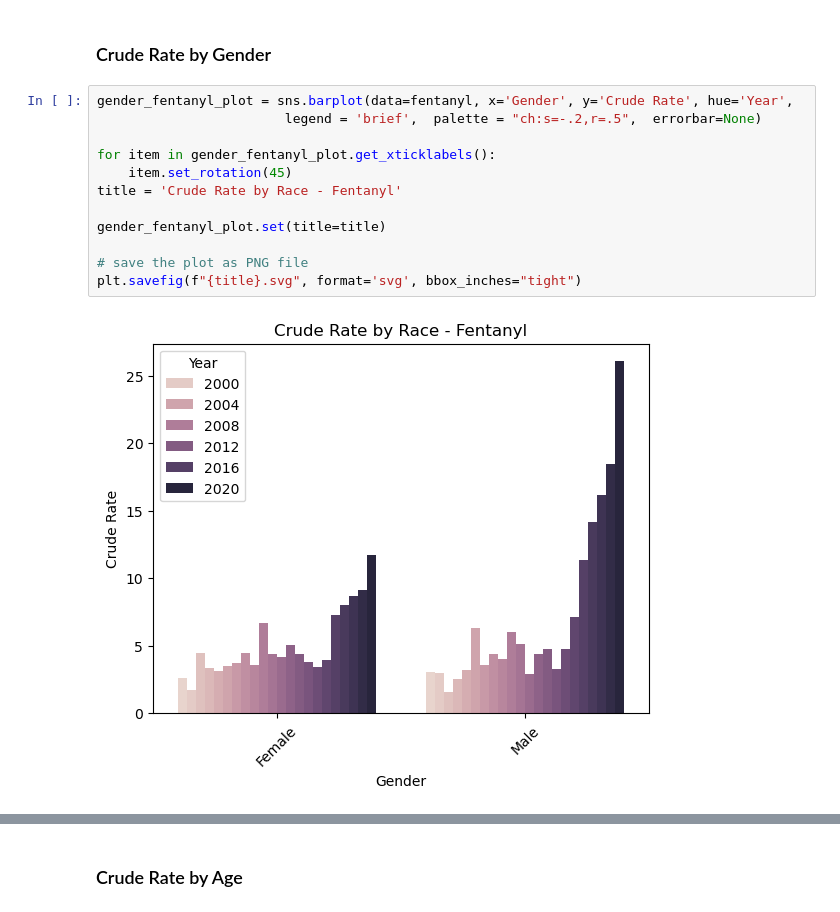
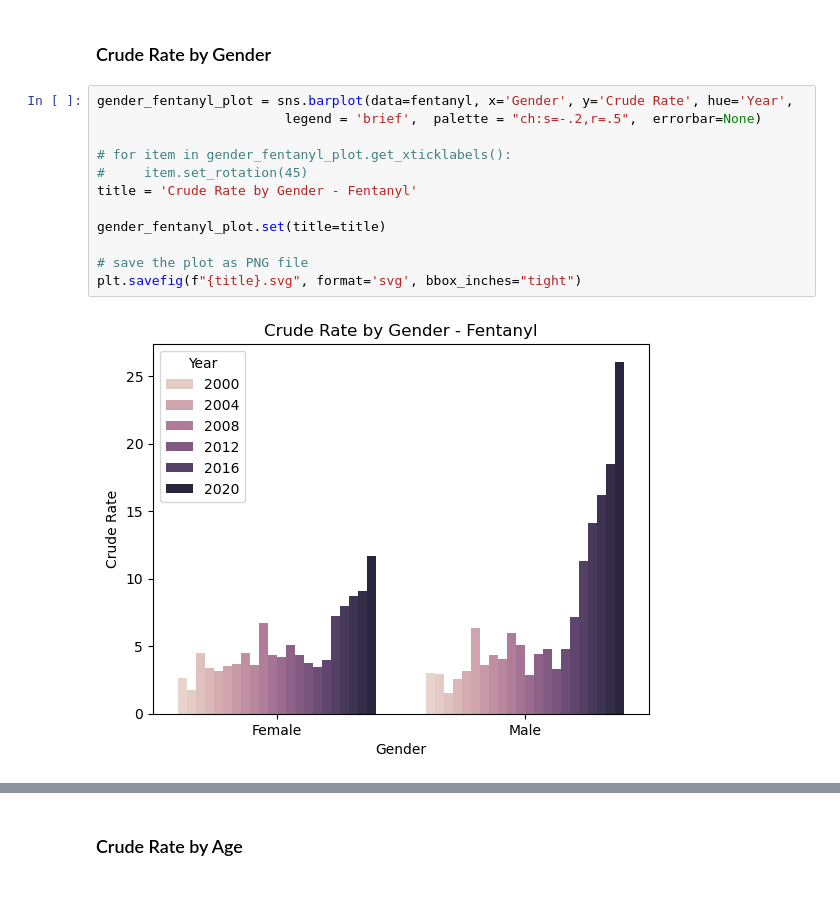
Before and after one commit to jmsarabia/fentanyl_eda, a Jupyter notebook: wonder/Wonder_EDA_Findings_Age_SocioEconomic_Gender.ipynb, the cells around one changed output, grey strips where cells are left out. Cells and saved outputs as stored; diff of their text form.

Commit message:
update EDA graph titles

```diff
--- a/wonder/Wonder_EDA_Findings_Age_SocioEconomic_Gender.ipynb
+++ b/wonder/Wonder_EDA_Findings_Age_SocioEconomic_Gender.ipynb
@@ -219,17 +219,17 @@ Show crude rate grouped by, and add some analysis:
 # %%
 gender_fentanyl_plot = sns.barplot(data=fentanyl, x='Gender', y='Crude Rate', hue='Year',
                         legend = 'brief',  palette = "ch:s=-.2,r=.5",  errorbar=None)
 
-for item in gender_fentanyl_plot.get_xticklabels():
-    item.set_rotation(45)
-title = 'Crude Rate by Race - Fentanyl'
+# for item in gender_fentanyl_plot.get_xticklabels():
+#     item.set_rotation(45)
+title = 'Crude Rate by Gender - Fentanyl'
 
 gender_fentanyl_plot.set(title=title)
 
 # save the plot as PNG file
 plt.savefig(f"{title}.svg", format='svg', bbox_inches="tight")
 # %% [output]
-[figure, old version]
+[figure, new version]
 # %%
 gender_all_plot = sns.barplot(data=cleaned, x='Gender', y='Crude Rate', hue='Year',
                         legend = 'brief', errorbar=None)
```
Also changed, not shown: parts of 19 cells of this notebook.
